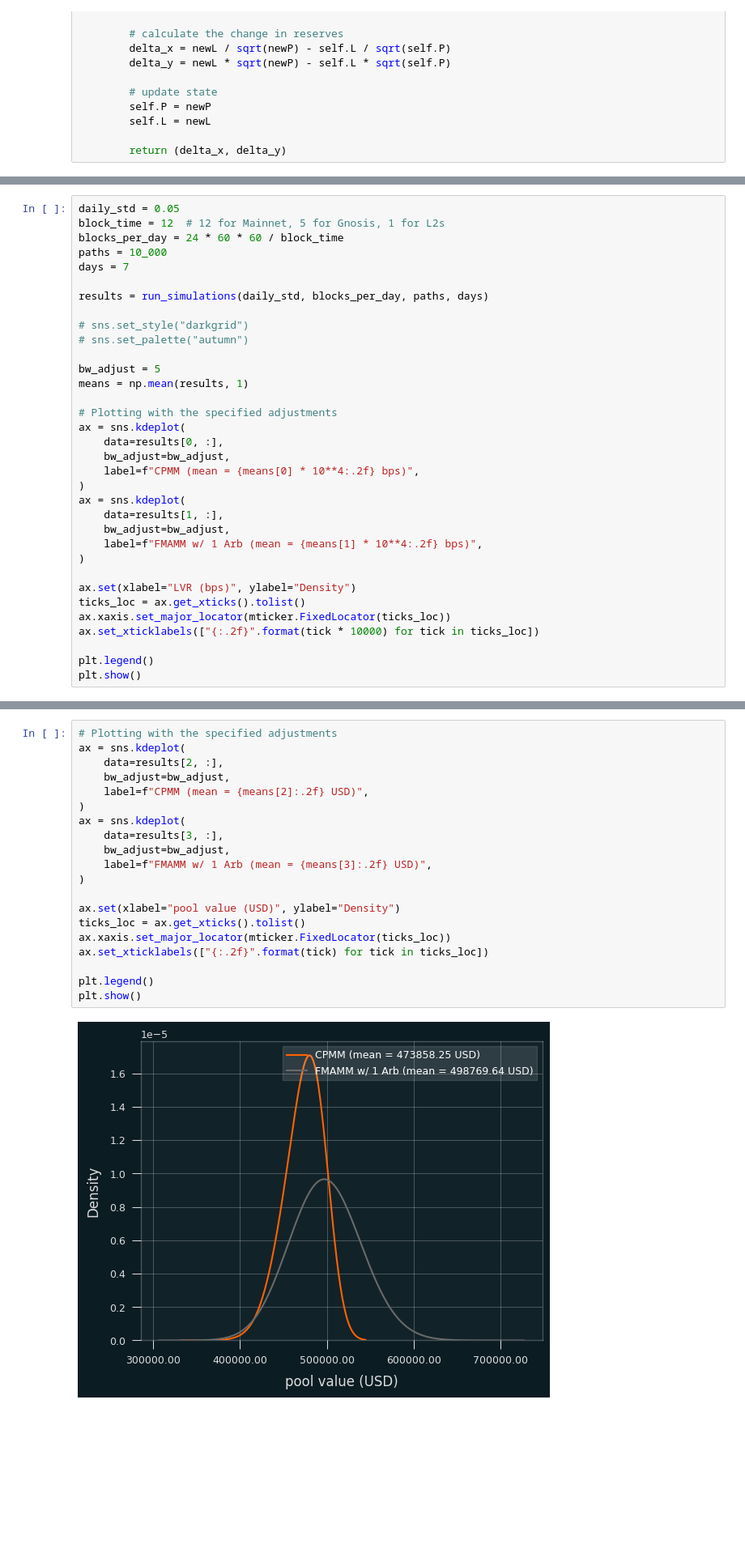
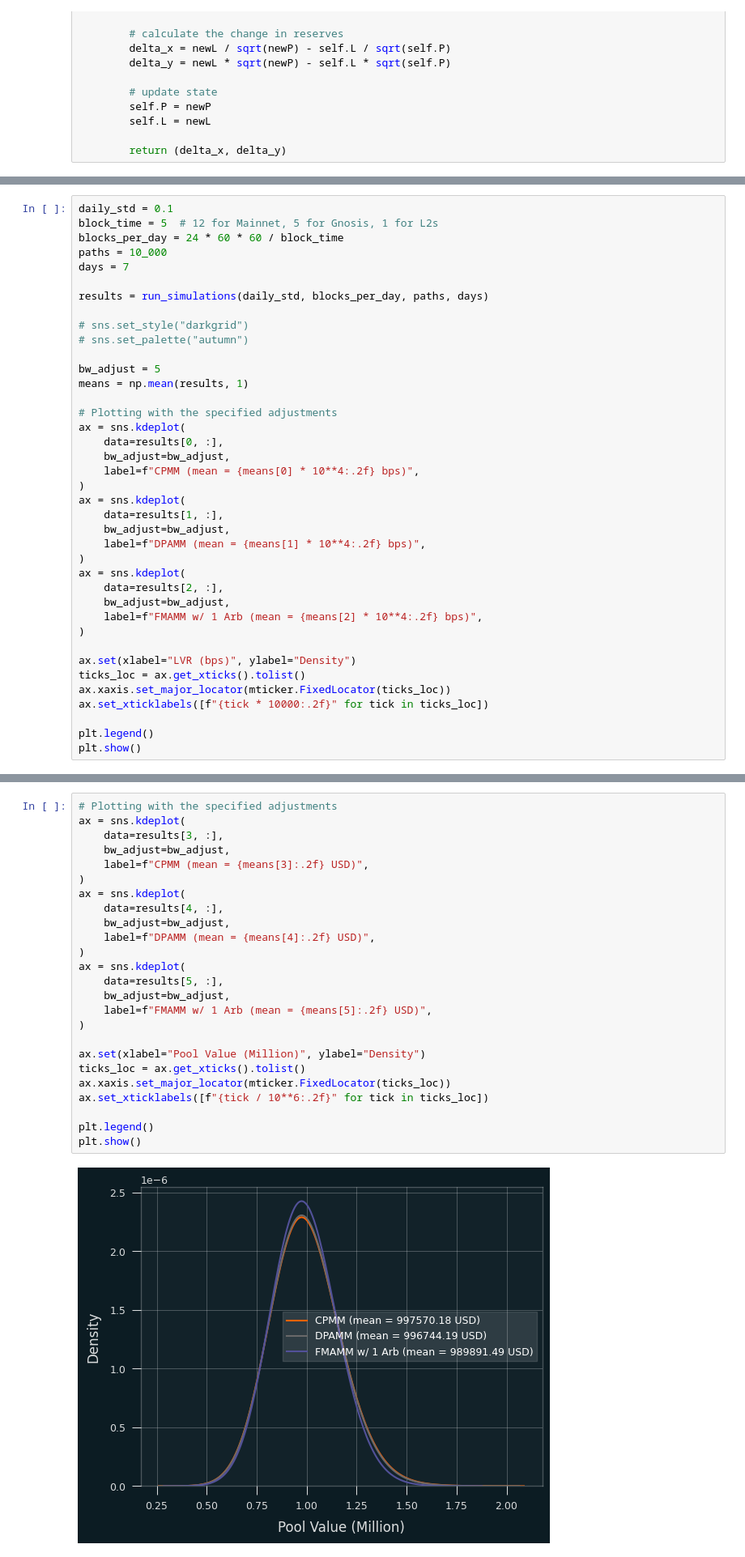
Before and after one commit to kosunghun317/alternative_AMMs, a Jupyter notebook: notes/LVR_comparison_with_fee.ipynb, the cells around one changed output, grey strips where cells are left out. Shown: that part at 81% size. Cells and saved outputs as stored; diff of their text form; blank space fills up the shorter version.

```diff
--- a/notes/LVR_comparison_with_fee.ipynb
+++ b/notes/LVR_comparison_with_fee.ipynb
@@ -197,8 +304,8 @@ def run_simulations(
 
     return results
 # %%
-daily_std = 0.05
-block_time = 12  # 12 for Mainnet, 5 for Gnosis, 1 for L2s
+daily_std = 0.1
+block_time = 5  # 12 for Mainnet, 5 for Gnosis, 1 for L2s
 blocks_per_day = 24 * 60 * 60 / block_time
 paths = 10_000
 days = 7
@@ -220,13 +327,18 @@ ax = sns.kdeplot(
 ax = sns.kdeplot(
     data=results[1, :],
     bw_adjust=bw_adjust,
-    label=f"FMAMM w/ 1 Arb (mean = {means[1] * 10**4:.2f} bps)",
+    label=f"DPAMM (mean = {means[1] * 10**4:.2f} bps)",
+)
+ax = sns.kdeplot(
+    data=results[2, :],
+    bw_adjust=bw_adjust,
+    label=f"FMAMM w/ 1 Arb (mean = {means[2] * 10**4:.2f} bps)",
 )
 
 ax.set(xlabel="LVR (bps)", ylabel="Density")
 ticks_loc = ax.get_xticks().tolist()
 ax.xaxis.set_major_locator(mticker.FixedLocator(ticks_loc))
-ax.set_xticklabels(["{:.2f}".format(tick * 10000) for tick in ticks_loc])
+ax.set_xticklabels([f"{tick * 10000:.2f}" for tick in ticks_loc])
 
 plt.legend()
 plt.show()
@@ -235,22 +347,27 @@ plt.show()
 # %%
 # Plotting with the specified adjustments
 ax = sns.kdeplot(
-    data=results[2, :],
+    data=results[3, :],
     bw_adjust=bw_adjust,
-    label=f"CPMM (mean = {means[2]:.2f} USD)",
+    label=f"CPMM (mean = {means[3]:.2f} USD)",
 )
 ax = sns.kdeplot(
-    data=results[3, :],
+    data=results[4, :],
     bw_adjust=bw_adjust,
-    label=f"FMAMM w/ 1 Arb (mean = {means[3]:.2f} USD)",
+    label=f"DPAMM (mean = {means[4]:.2f} USD)",
+)
+ax = sns.kdeplot(
+    data=results[5, :],
+    bw_adjust=bw_adjust,
+    label=f"FMAMM w/ 1 Arb (mean = {means[5]:.2f} USD)",
 )
 
-ax.set(xlabel="pool value (USD)", ylabel="Density")
+ax.set(xlabel="Pool Value (Million)", ylabel="Density")
 ticks_loc = ax.get_xticks().tolist()
 ax.xaxis.set_major_locator(mticker.FixedLocator(ticks_loc))
-ax.set_xticklabels(["{:.2f}".format(tick) for tick in ticks_loc])
+ax.set_xticklabels([f"{tick / 10**6:.2f}" for tick in ticks_loc])
 
 plt.legend()
 plt.show()
 # %% [output]
-[figure, old version]
+[figure, new version]
```
Also changed, not shown: parts of 6 cells of this notebook, 4 other files.
